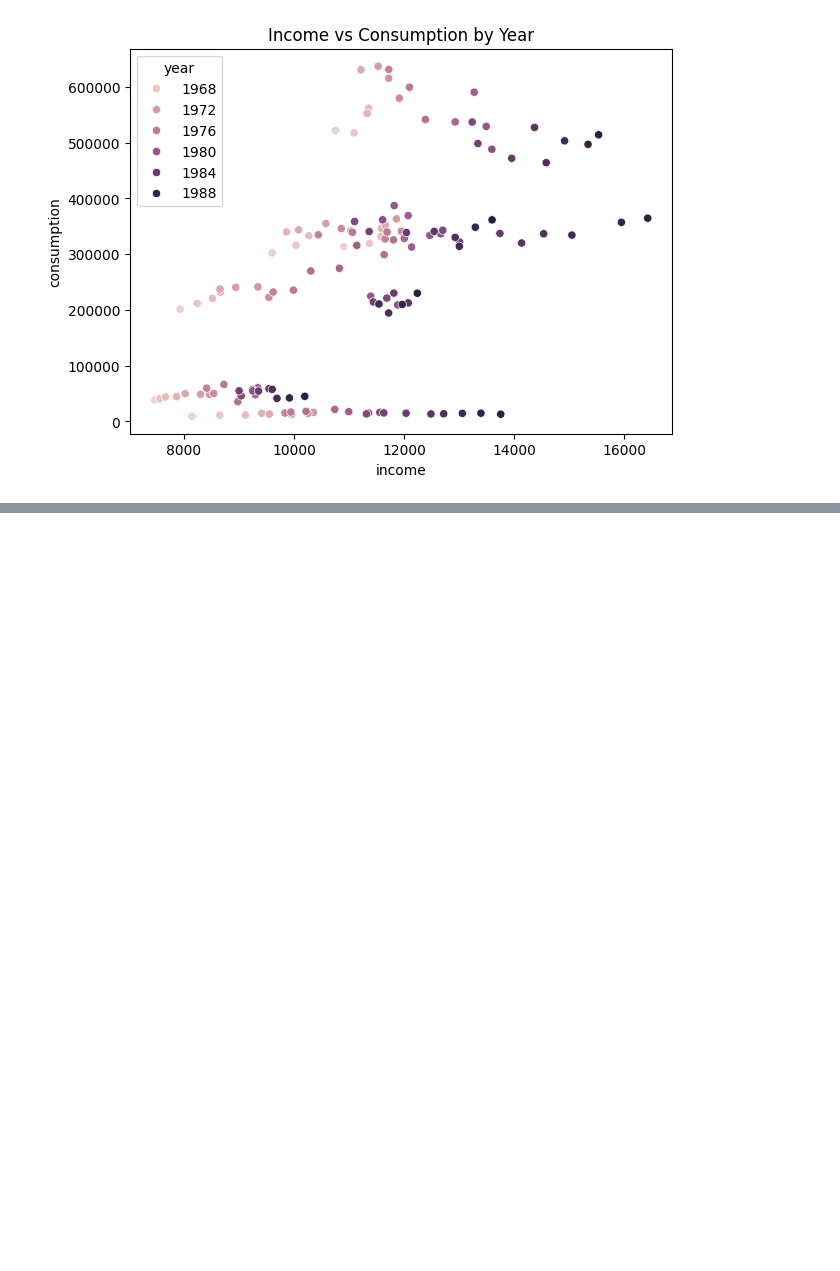
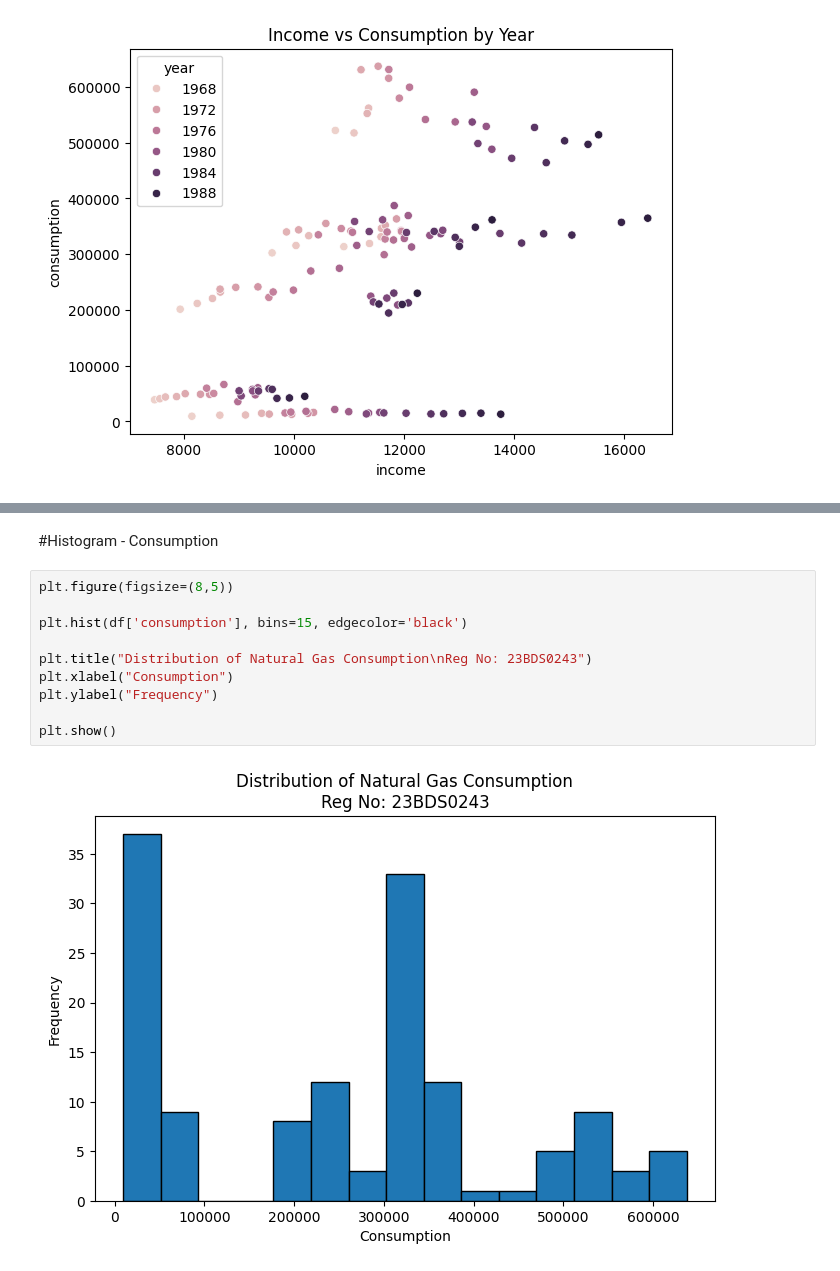
Before and after one commit to siddhiofficial/Siddhi, a Jupyter notebook: EDA_Phase1.ipynb, the cells around one changed output, grey strips where cells are left out. Saved outputs shown, nothing was run; the diff lists cells and outputs as text; blank space fills up the shorter version.

```diff
--- a/EDA_Phase1.ipynb
+++ b/EDA_Phase1.ipynb
@@ -257,0 +358,14 @@ plt.show()
+# %% [markdown]
+#Histogram - Consumption
+# %%
+plt.figure(figsize=(8,5))
+
+plt.hist(df['consumption'], bins=15, edgecolor='black')
+
+plt.title("Distribution of Natural Gas Consumption\nReg No: 23BDS0243")
+plt.xlabel("Consumption")
+plt.ylabel("Frequency")
+
+plt.show()
+# %% [output]
+[figure, added]
```
Also changed, not shown: parts of 50 cells of this notebook.
